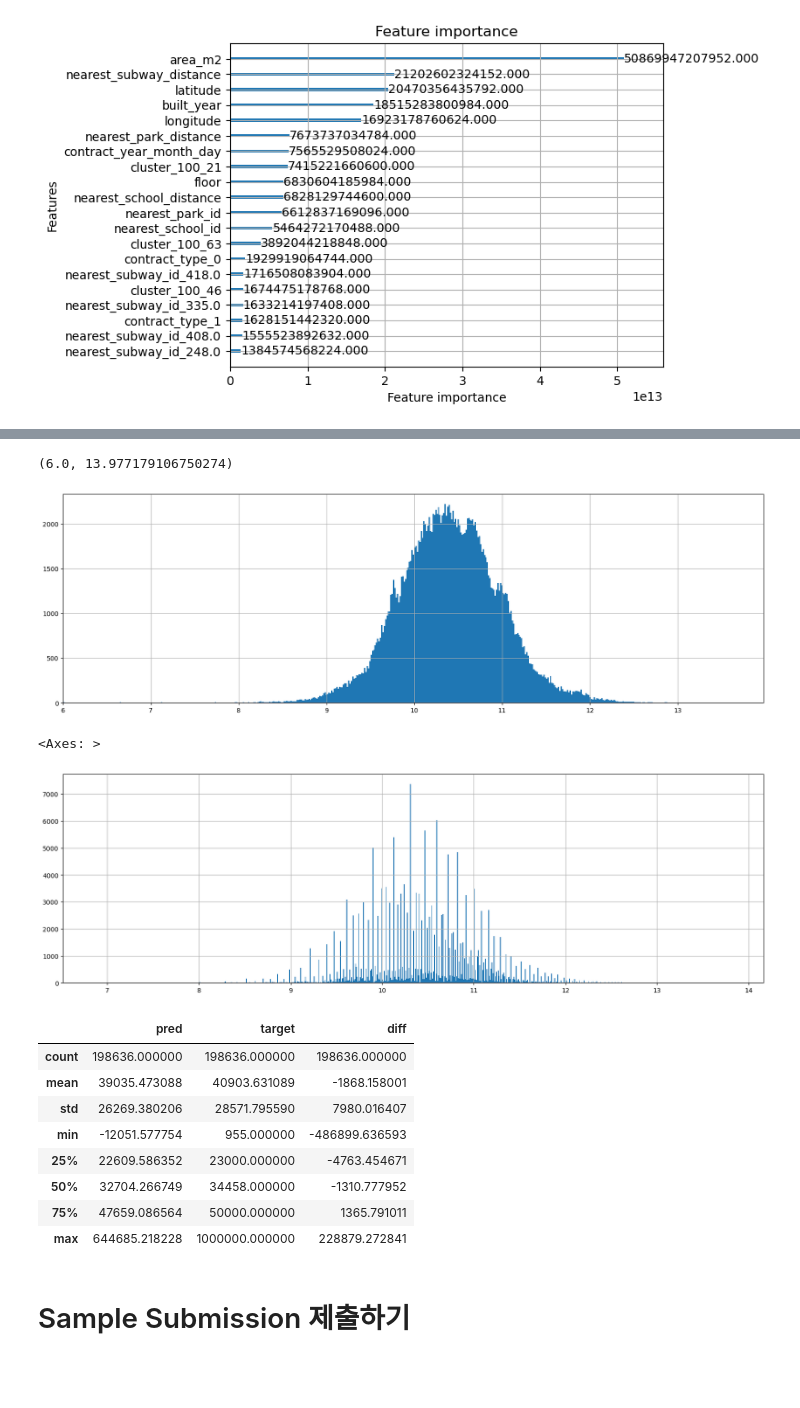
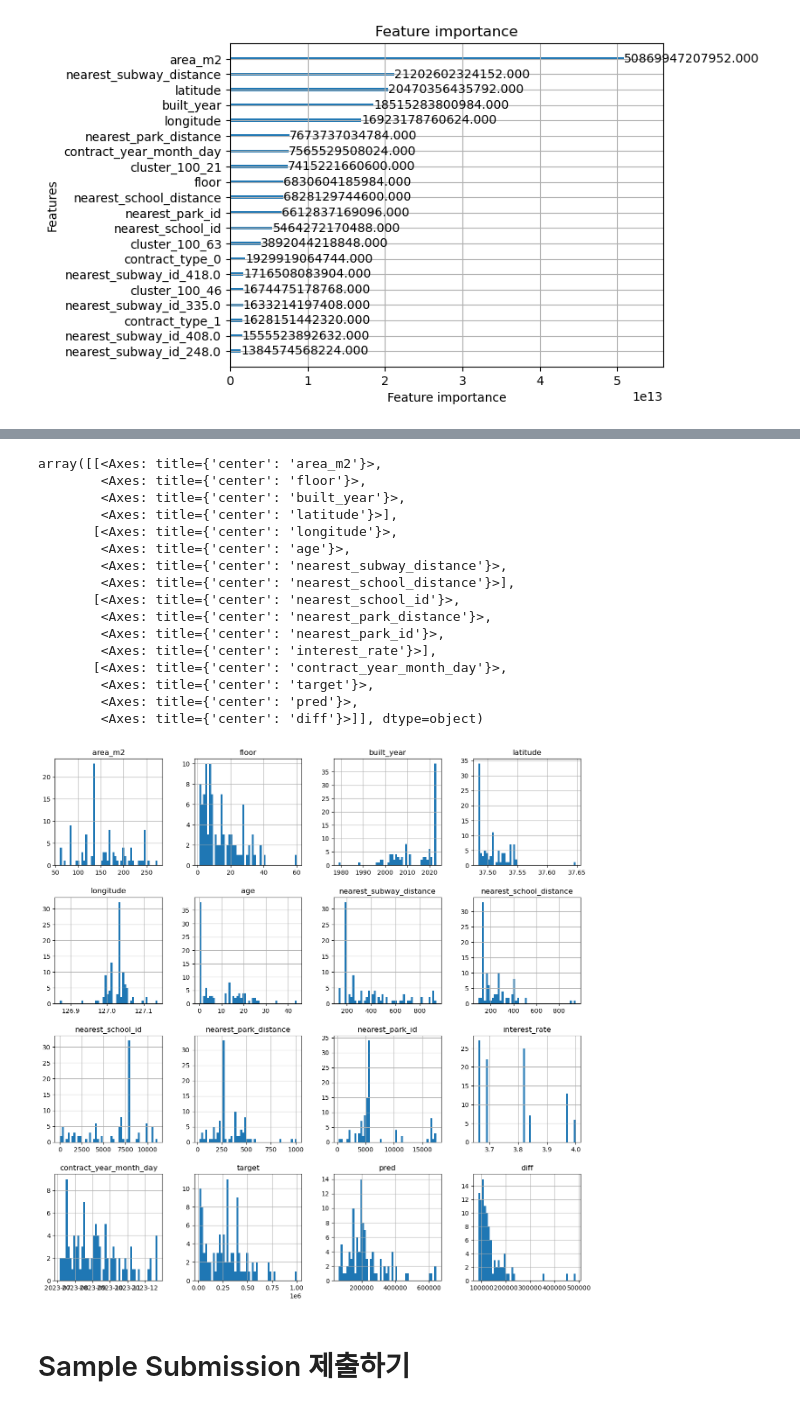
Before and after one commit to boostcampaitech7/level2-competitiveds-recsys-09, a Jupyter notebook: code/code/clustering.ipynb, the cells around one changed output, grey strips where cells are left out. Saved outputs shown, nothing was run; the diff lists cells and outputs as text; code cells hidden in the pictures; blank space fills up the shorter version.

Commit message:
feat: add eda to pred_df

```diff
--- a/code/code/clustering.ipynb
+++ b/code/code/clustering.ipynb
@@ -164,2 +173,9 @@ train_df.shape
+# %%
+X_train = train_df.drop(columns=['deposit'])
+y_train = train_df['deposit']
+log_y_train = np.log1p(y_train)
+X_holdout = holdout_data.drop(columns=['deposit'])
+y_holdout = holdout_data['deposit']
+log_y_holdout = np.log1p(y_holdout)
 # %% [markdown]
 # LightGBM 모델 훈련 with KFold
@@ -221,0 +182,12 @@ MAE : 5310.6283212845365
+# %%
+lgb_model = lgb.LGBMRegressor(random_state=RANDOM_SEED)
+# lgb_model.fit(X_train, y_train)
+
+# batch로 나눠서 학습
+batch_num = 30
+batch_size = len(X_train) // batch_num
+for i in range(0, len(X_train), batch_size):
+    X_batch = X_train[i:i+batch_size]
+    y_batch = y_train[i:i+batch_size]
+    # lgb_model.fit(X_batch, y_batch)
+    lgb_model.fit(X_batch, y_batch, init_model=lgb_model if i != 0 else None)
@@ -221,0 +214,6 @@ MAE : 5310.6283212845365
+# %%
+lgb_holdout_pred = lgb_model.predict(X_holdout)
+# lgb_holdout_pred = np.expm1(lgb_holdout_pred_log)
+lgb_holdout_mae = mean_absolute_error(y_holdout, lgb_holdout_pred)
+print("Holdout 데이터셋 성능:")
+print(f"LightGBM MAE: {lgb_holdout_mae:.2f}")
@@ -238,27 +229,31 @@ plt.ylim(0, 1000)
-# %%
-np.log1p(pred_df["pred"]).hist(bins=800, figsize=(20, 6))
-plt.xlim(6)
-# %% [output]
-(6.0, 13.977179106750274)
-[figure, removed]
-# %%
-np.log1p(pred_df["target"]).hist(bins=800, figsize=(20, 6))
-# plt.xlim(10, 11)
-# %% [output]
-<Axes: >
-[figure, removed]
-# %%
-pred_df.describe()
-# %% [output]
-|  | pred | target | diff |
-| count | 198636.000000 | 198636.000000 | 198636.000000 |
-| mean | 39035.473088 | 40903.631089 | -1868.158001 |
-| std | 26269.380206 | 28571.795590 | 7980.016407 |
-| min | -12051.577754 | 955.000000 | -486899.636593 |
-| 25% | 22609.586352 | 23000.000000 | -4763.454671 |
-| 50% | 32704.266749 | 34458.000000 | -1310.777952 |
-| 75% | 47659.086564 | 50000.000000 | 1365.791011 |
-| max | 644685.218228 | 1000000.000000 | 228879.272841 |
+# %%
+# prediction으로 eda
+pred_df = X_holdout.copy()
+pred_df['target'] = y_holdout
+pred_df['pred'] = lgb_holdout_pred
+pred_df['diff'] = np.abs(pred_df['target'] - pred_df['pred'])
+pred_df['contract_year_month_day'] = pd.to_datetime(pred_df['contract_year_month_day'], format='%Y%m%d')
+# %%
+eda_df = pred_df.sort_values(by='diff', ascending=False).head(100)
+eda_df.hist(bins=50, figsize=(15, 15))
+# %% [output]
+array([[<Axes: title={'center': 'area_m2'}>,
+        <Axes: title={'center': 'floor'}>,
+        <Axes: title={'center': 'built_year'}>,
+        <Axes: title={'center': 'latitude'}>],
+       [<Axes: title={'center': 'longitude'}>,
+        <Axes: title={'center': 'age'}>,
+        <Axes: title={'center': 'nearest_subway_distance'}>,
+        <Axes: title={'center': 'nearest_school_distance'}>],
+       [<Axes: title={'center': 'nearest_school_id'}>,
+        <Axes: title={'center': 'nearest_park_distance'}>,
+        <Axes: title={'center': 'nearest_park_id'}>,
+        <Axes: title={'center': 'interest_rate'}>],
+       [<Axes: title={'center': 'contract_year_month_day'}>,
+        <Axes: title={'center': 'target'}>,
+        <Axes: title={'center': 'pred'}>,
+        <Axes: title={'center': 'diff'}>]], dtype=object)
+[figure, added]
 # %% [markdown]
 # Sample Submission 제출하기
 # %%
```
Also changed, not shown: parts of 8 cells of this notebook.
